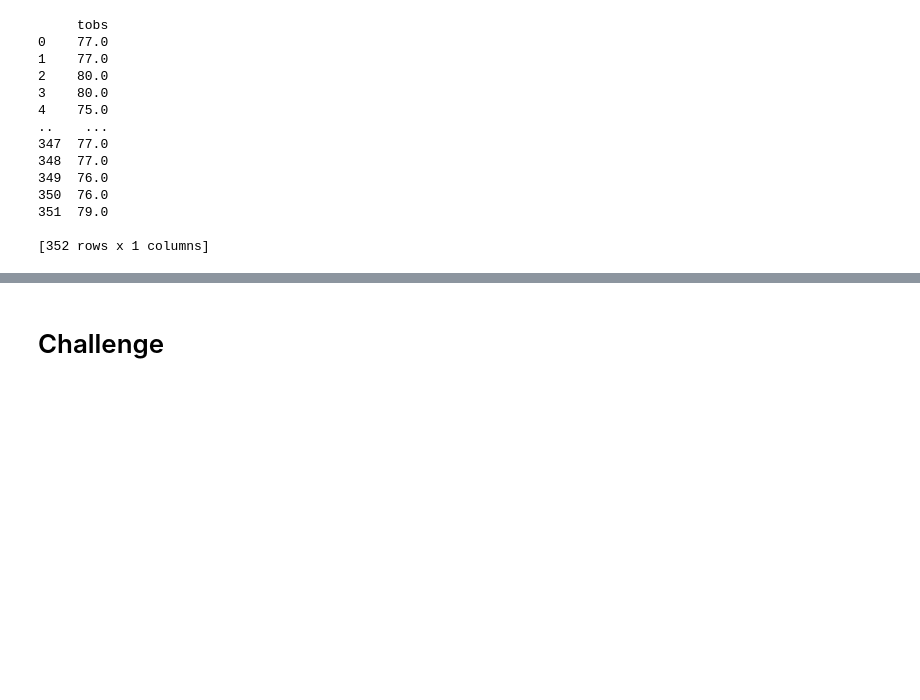
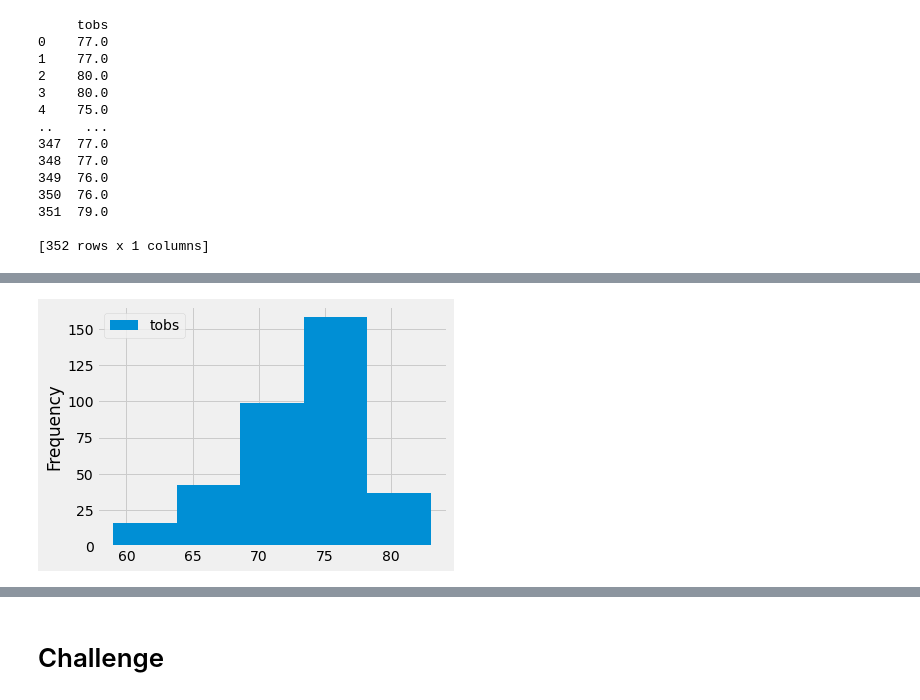
Before and after one commit to DJsef81/surfs_up, a Jupyter notebook: climate_analysis.ipynb, the cells around one changed output, grey strips where cells are left out. Cells and saved outputs as stored; diff of their text form; code cells hidden in the pictures; blank space fills up the shorter version.

```diff
--- a/climate_analysis.ipynb
+++ b/climate_analysis.ipynb
@@ -255,0 +267,5 @@ plt.tight_layout()
+# %%
+df.plot.hist(bins=5)
+plt.tight_layout()
+# %% [output]
+[figure, added]
```
Also changed, not shown: parts of 4 cells of this notebook, 2 other files.
